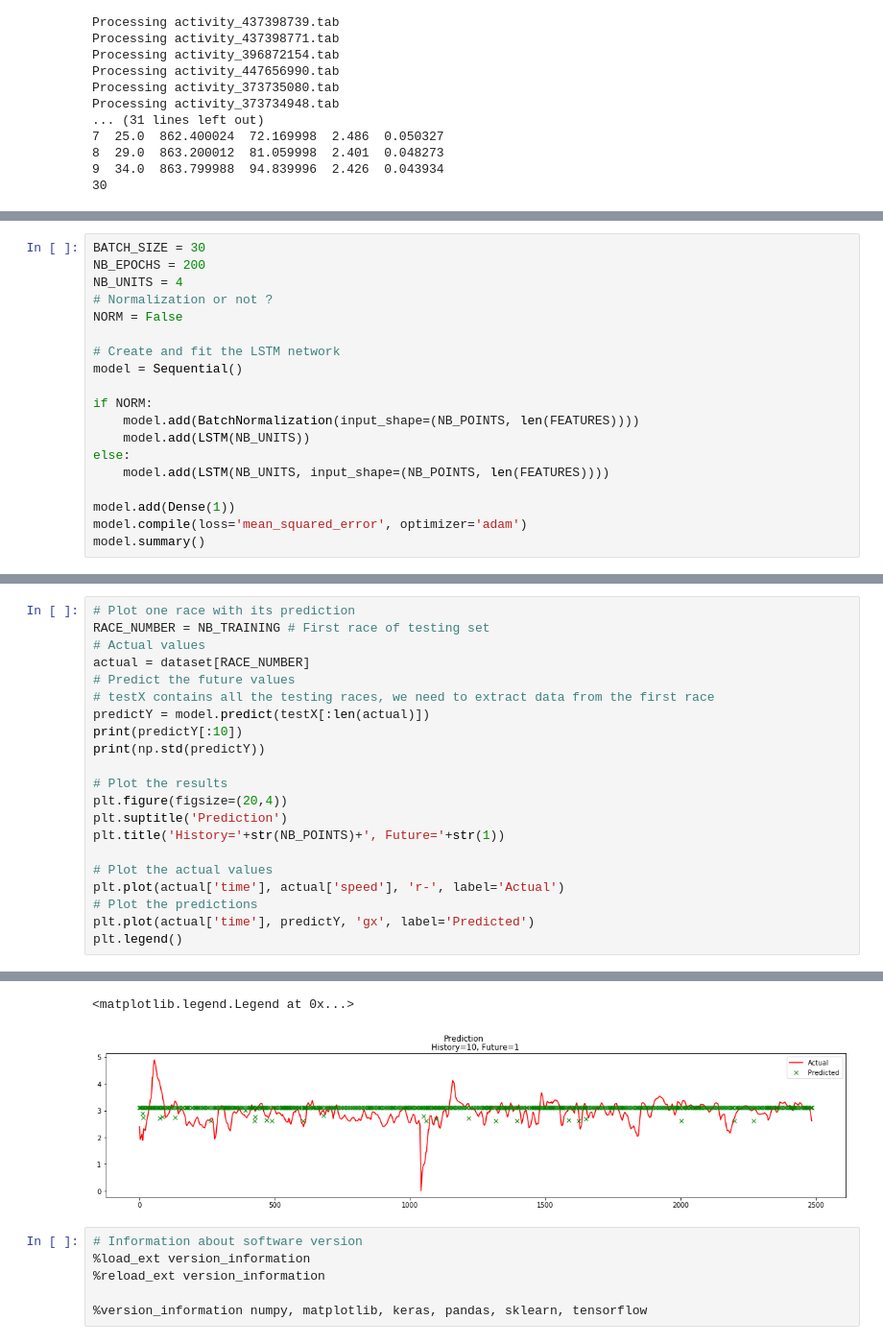
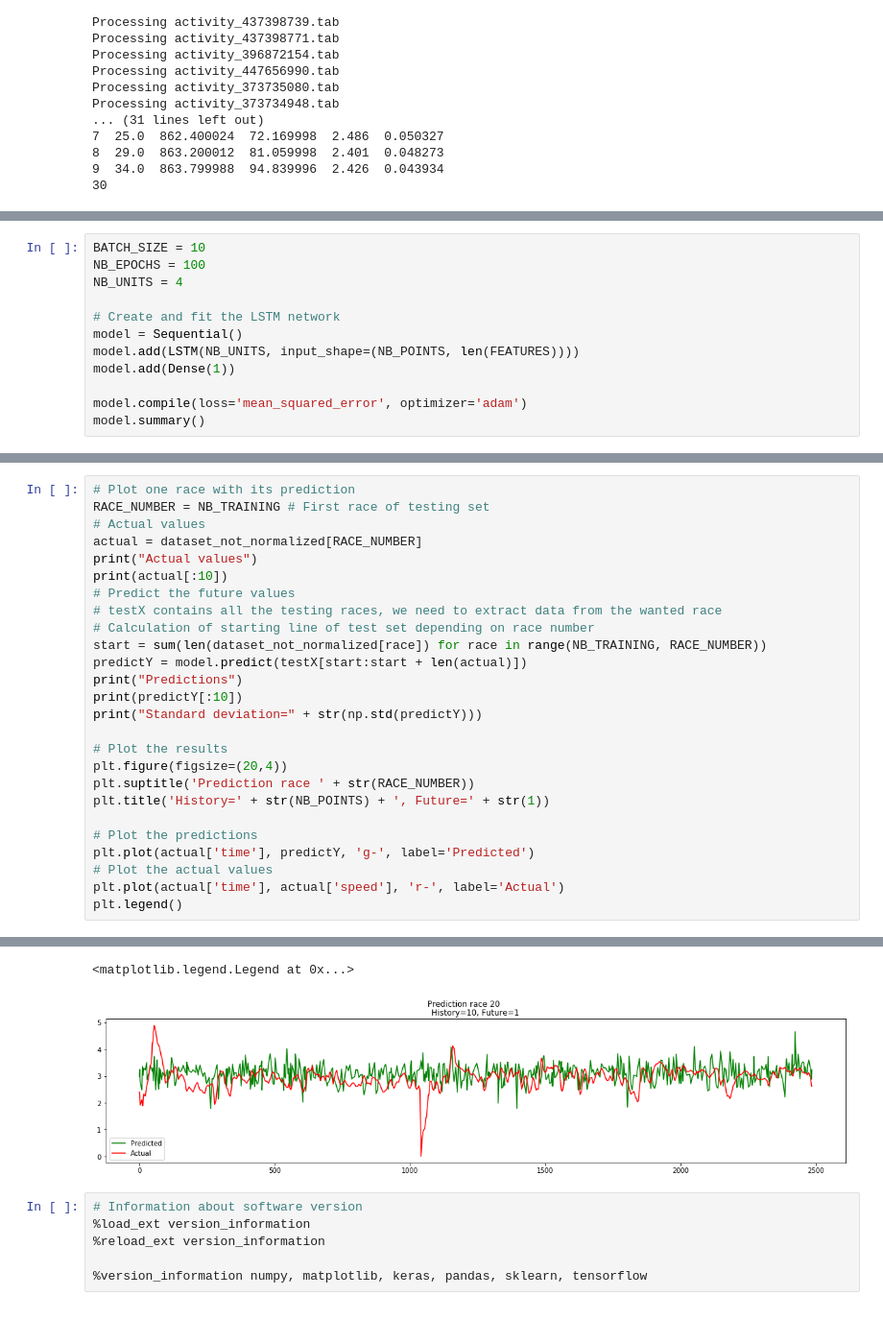
Before and after one commit to axelfahy/RacePrediction, a Jupyter notebook: src/RaceLSTM.ipynb, the cells around one changed output, grey strips where cells are left out. Shown at 96% size. Cells and saved outputs as stored; diff of their text form.

Commit message:
feat(race): normalization (min-max) of dataset
Parse the training set in order to get the minimal and maximal value,
then apply a min-max normalization on all the dataset using those
previous values.

```diff
--- a/src/RaceLSTM.ipynb
+++ b/src/RaceLSTM.ipynb
@@ -159,20 +195,13 @@ Race=29 (833 samples) (test)
 # %%
-BATCH_SIZE = 30
-NB_EPOCHS = 200
+BATCH_SIZE = 10
+NB_EPOCHS = 100
 NB_UNITS = 4
-# Normalization or not ?
-NORM = False
 
 # Create and fit the LSTM network
 model = Sequential()
+model.add(LSTM(NB_UNITS, input_shape=(NB_POINTS, len(FEATURES))))
+model.add(Dense(1))
 
-if NORM:
-    model.add(BatchNormalization(input_shape=(NB_POINTS, len(FEATURES))))
-    model.add(LSTM(NB_UNITS))
-else:
-    model.add(LSTM(NB_UNITS, input_shape=(NB_POINTS, len(FEATURES))))
-
-model.add(Dense(1))
 model.compile(loss='mean_squared_error', optimizer='adam')
 model.summary()
 # %% [output]
@@ -220,21 +249,26 @@ plt.grid()
 # Plot one race with its prediction
 RACE_NUMBER = NB_TRAINING # First race of testing set
 # Actual values
-actual = dataset[RACE_NUMBER]
+actual = dataset_not_normalized[RACE_NUMBER]
+print("Actual values")
+print(actual[:10])
 # Predict the future values
-# testX contains all the testing races, we need to extract data from the first race
-predictY = model.predict(testX[:len(actual)])
+# testX contains all the testing races, we need to extract data from the wanted race
+# Calculation of starting line of test set depending on race number
+start = sum(len(dataset_not_normalized[race]) for race in range(NB_TRAINING, RACE_NUMBER))
+predictY = model.predict(testX[start:start + len(actual)])
+print("Predictions")
 print(predictY[:10])
-print(np.std(predictY))
+print("Standard deviation=" + str(np.std(predictY)))
 
 # Plot the results
 plt.figure(figsize=(20,4))
-plt.suptitle('Prediction')
-plt.title('History='+str(NB_POINTS)+', Future='+str(1))
+plt.suptitle('Prediction race ' + str(RACE_NUMBER))
+plt.title('History=' + str(NB_POINTS) + ', Future=' + str(1))
 
+# Plot the predictions
+plt.plot(actual['time'], predictY, 'g-', label='Predicted')
 # Plot the actual values
 plt.plot(actual['time'], actual['speed'], 'r-', label='Actual')
-# Plot the predictions
-plt.plot(actual['time'], predictY, 'gx', label='Predicted')
 plt.legend()
 # %% [output]
@@ -252,5 +292,5 @@ plt.legend()
 <matplotlib.legend.Legend at 0x...>
-[figure, old version]
+[figure, new version]
 # %%
 # Information about software version
 %load_ext version_information
```
Also changed, not shown: parts of 7 cells of this notebook.
